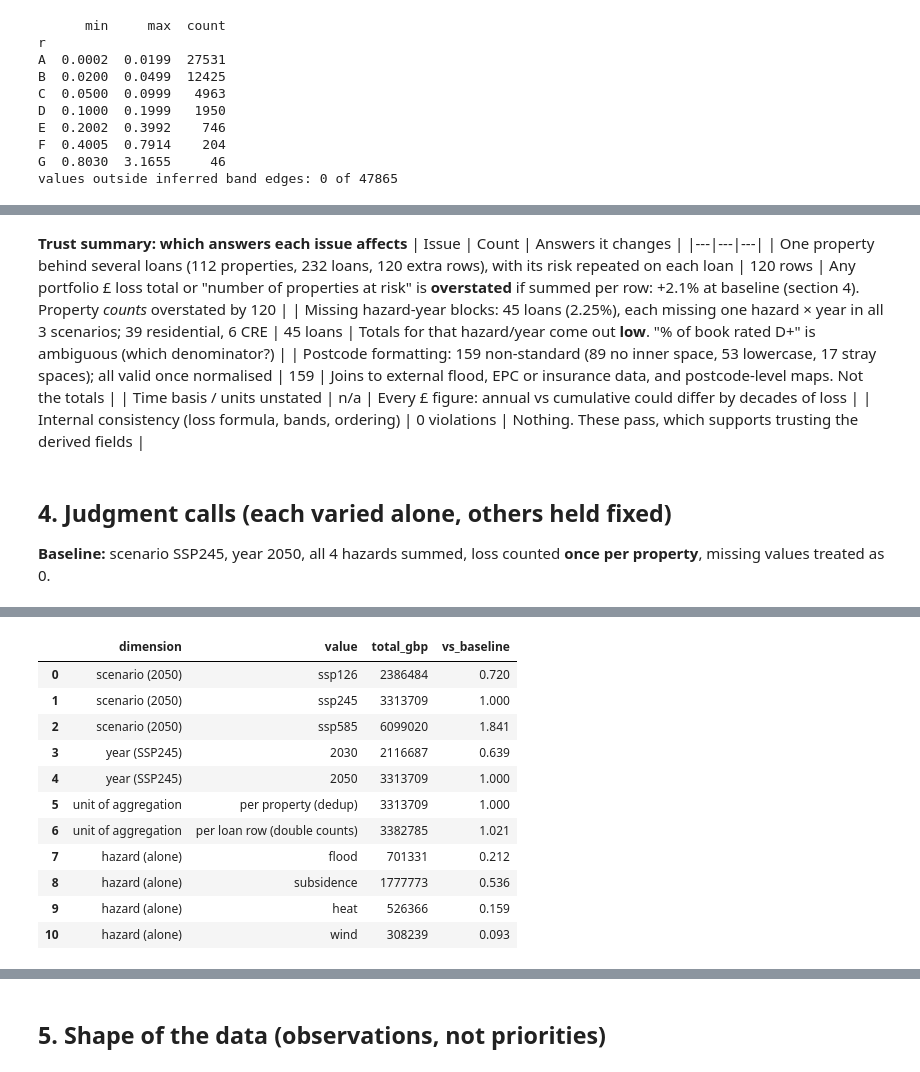
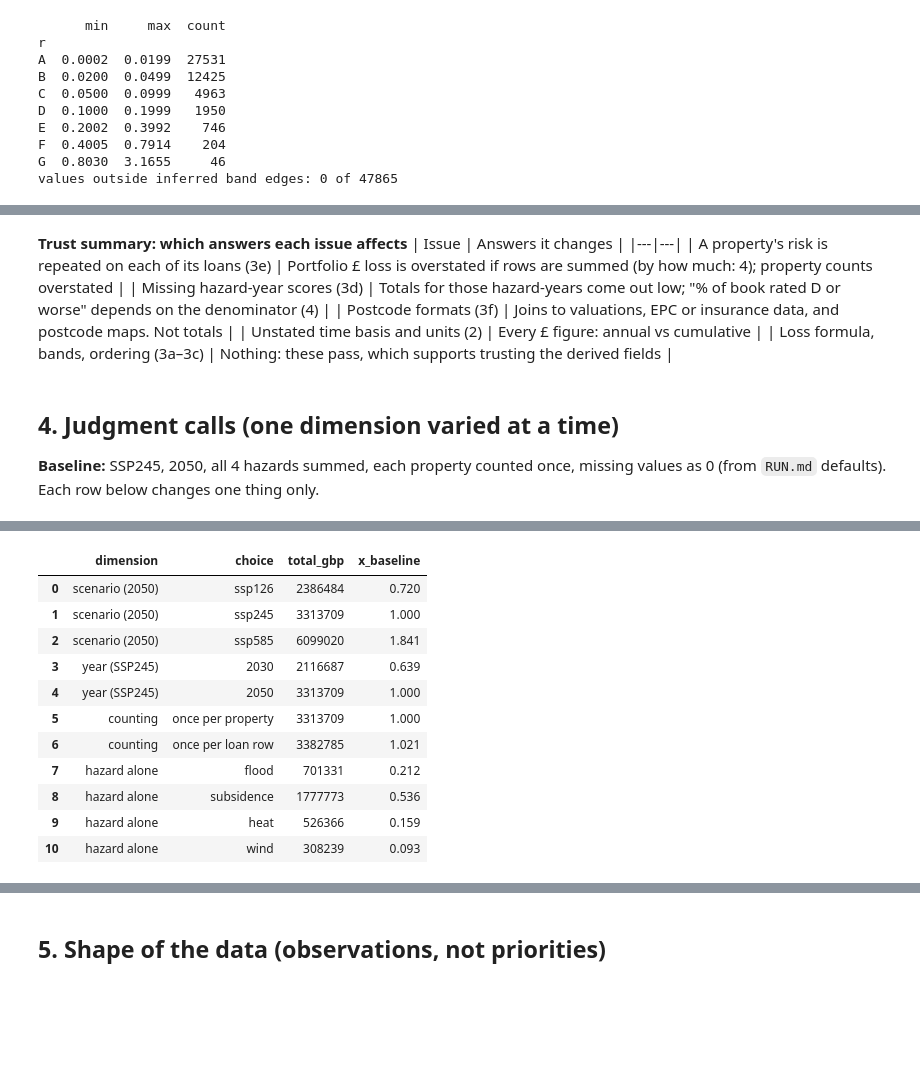
Before and after one commit to kfauzie/climate-x-interview, a Jupyter notebook: runs/run-1/notebooks/spectra_profile.ipynb, the cells around one changed output, grey strips where cells are left out. Cells and saved outputs as stored; diff of their text form; code cells hidden in the pictures; blank space fills up the shorter version.

```diff
--- a/runs/run-1/notebooks/spectra_profile.ipynb
+++ b/runs/run-1/notebooks/spectra_profile.ipynb
@@ -110,13 +110,13 @@ F  0.4005  0.7914    204
 G  0.8030  3.1655     46
 values outside inferred band edges: 0 of 47865
 # %%
-# 3c. ordering: risk should not fall as scenario severity or time horizon rises
-v=[]
+# 3c. ordering: risk should not fall as scenario severity or horizon rises
+v = 0; n = 0
 for h in H:
-  for s in S: v.append([h,f'{s} 2050<2030', int((df[f'{h}_{s}_2050_damage_pct']<df[f'{h}_{s}_2030_damage_pct']).sum())])
+  for s in S:
+    v += int((df[f'{h}_{s}_2050_damage_pct'] < df[f'{h}_{s}_2030_damage_pct']).sum()); n += 1
   for y in Y:
-    v.append([h,f'{y} ssp245<ssp126', int((df[f'{h}_ssp245_{y}_damage_pct']<df[f'{h}_ssp126_{y}_damage_pct']).sum())])
-    v.append([h,f'{y} ssp585<ssp245', int((df[f'{h}_ssp585_{y}_damage_pct']<df[f'{h}_ssp245_{y}_damage_pct']).sum())])
-v=pd.DataFrame(v,columns=['hazard','check','violations'])
-print('total ordering violations:', v.violations.sum(), 'across', len(v), 'checks')
+    v += int((df[f'{h}_ssp245_{y}_damage_pct'] < df[f'{h}_ssp126_{y}_damage_pct']).sum())
+    v += int((df[f'{h}_ssp585_{y}_damage_pct'] < df[f'{h}_ssp245_{y}_damage_pct']).sum()); n += 2
+print('ordering violations:', v, 'across', n, 'checks')
 # %% [output]
@@ -190,27 +180,23 @@ max damage_pct 3.1655 % ( subsidence ) | rating G count 46 - all subsidence: {'s
 # %% [markdown]
 **Trust summary: which answers each issue affects**
-| Issue | Count | Answers it changes |
-|---|---|---|
-| One property behind several loans (112 properties, 232 loans, 120 extra rows), with its risk repeated on each loan | 120 rows | Any portfolio £ loss total or "number of properties at risk" is **overstated** if summed per row: +2.1% at baseline (section 4). Property *counts* overstated by 120 |
-| Missing hazard-year blocks: 45 loans (2.25%), each missing one hazard × year in all 3 scenarios; 39 residential, 6 CRE | 45 loans | Totals for that hazard/year come out **low**. "% of book rated D+" is ambiguous (which denominator?) |
-| Postcode formatting: 159 non-standard (89 no inner space, 53 lowercase, 17 stray spaces); all valid once normalised | 159 | Joins to external flood, EPC or insurance data, and postcode-level maps. Not the totals |
-| Time basis / units unstated | n/a | Every £ figure: annual vs cumulative could differ by decades of loss |
-| Internal consistency (loss formula, bands, ordering) | 0 violations | Nothing. These pass, which supports trusting the derived fields |
+| Issue | Answers it changes |
+|---|---|
+| A property's risk is repeated on each of its loans (3e) | Portfolio £ loss is overstated if rows are summed (by how much: 4); property counts overstated |
+| Missing hazard-year scores (3d) | Totals for those hazard-years come out low; "% of book rated D or worse" depends on the denominator (4) |
+| Postcode formats (3f) | Joins to valuations, EPC or insurance data, and postcode maps. Not totals |
+| Unstated time basis and units (2) | Every £ figure: annual vs cumulative |
+| Loss formula, bands, ordering (3a–3c) | Nothing: these pass, which supports trusting the derived fields |
 # %% [markdown]
-## 4. Judgment calls (each varied alone, others held fixed)
-**Baseline:** scenario SSP245, year 2050, all 4 hazards summed, loss counted **once per property**, missing values treated as 0.
+## 4. Judgment calls (one dimension varied at a time)
+**Baseline:** SSP245, 2050, all 4 hazards summed, each property counted once, missing values as 0 (from `RUN.md` defaults). Each row below changes one thing only.
 # %%
-def loss(scen='ssp245', yr='2050', hazards=H, dedup=True, frame=df):
-    cols=[f'{h}_{scen}_{yr}_loss_gbp' for h in hazards]
-    d=frame.drop_duplicates('property_id') if dedup else frame
-    return d[cols].sum(axis=1, min_count=1).sum()
-base=loss(); print(f'Baseline total annual expected loss: £{base:,.0f}')
-res=[]
-for s in S: res.append(['scenario (2050)', s, loss(scen=s)])
-for y in Y: res.append(['year (SSP245)', y, loss(yr=y)])
-res.append(['unit of aggregation','per property (dedup)', loss(dedup=True)])
-res.append(['unit of aggregation','per loan row (double counts)', loss(dedup=False)])
-for h in H: res.append(['hazard (alone)', h, loss(hazards=[h])])
-jc=pd.DataFrame(res,columns=['dimension','value','total_gbp']); jc['vs_baseline']=(jc['total_gbp']/base).round(3)
-jc['total_gbp']=jc['total_gbp'].round(0).astype(int); jc
+def total(scen='ssp245', yr='2050', hazards=H, dedup=True, frame=df):
+    d = frame.drop_duplicates('property_id') if dedup else frame
+    return d[[f'{h}_{scen}_{yr}_loss_gbp' for h in hazards]].sum(axis=1, min_count=1).sum()
+base = total(); print(f'Baseline annual expected loss to properties: £{base:,.0f}')
+rows = [['scenario (2050)', s, total(scen=s)] for s in S] + [['year (SSP245)', y, total(yr=y)] for y in Y]
+rows += [['counting', 'once per property', total(dedup=True)], ['counting', 'once per loan row', total(dedup=False)]]
+rows += [['hazard alone', h, total(hazards=[h])] for h in H]
+jc = pd.DataFrame(rows, columns=['dimension','choice','total_gbp']); jc['x_baseline'] = (jc.total_gbp/base).round(3)
+jc['total_gbp'] = jc.total_gbp.round(0).astype(int); jc
 # %% [output]
@@ -218,13 +204,13 @@ Baseline total annual expected loss: £3,313,709
-|  | dimension | value | total_gbp | vs_baseline |
+|  | dimension | choice | total_gbp | x_baseline |
 | 0 | scenario (2050) | ssp126 | 2386484 | 0.720 |
 | 1 | scenario (2050) | ssp245 | 3313709 | 1.000 |
 | 2 | scenario (2050) | ssp585 | 6099020 | 1.841 |
 | 3 | year (SSP245) | 2030 | 2116687 | 0.639 |
 | 4 | year (SSP245) | 2050 | 3313709 | 1.000 |
-| 5 | unit of aggregation | per property (dedup) | 3313709 | 1.000 |
-| 6 | unit of aggregation | per loan row (double counts) | 3382785 | 1.021 |
-| 7 | hazard (alone) | flood | 701331 | 0.212 |
-| 8 | hazard (alone) | subsidence | 1777773 | 0.536 |
-| 9 | hazard (alone) | heat | 526366 | 0.159 |
-| 10 | hazard (alone) | wind | 308239 | 0.093 |
+| 5 | counting | once per property | 3313709 | 1.000 |
+| 6 | counting | once per loan row | 3382785 | 1.021 |
+| 7 | hazard alone | flood | 701331 | 0.212 |
+| 8 | hazard alone | subsidence | 1777773 | 0.536 |
+| 9 | hazard alone | heat | 526366 | 0.159 |
+| 10 | hazard alone | wind | 308239 | 0.093 |
 # %%
```
Also changed, not shown: parts of 36 cells of this notebook, 3 other files.
